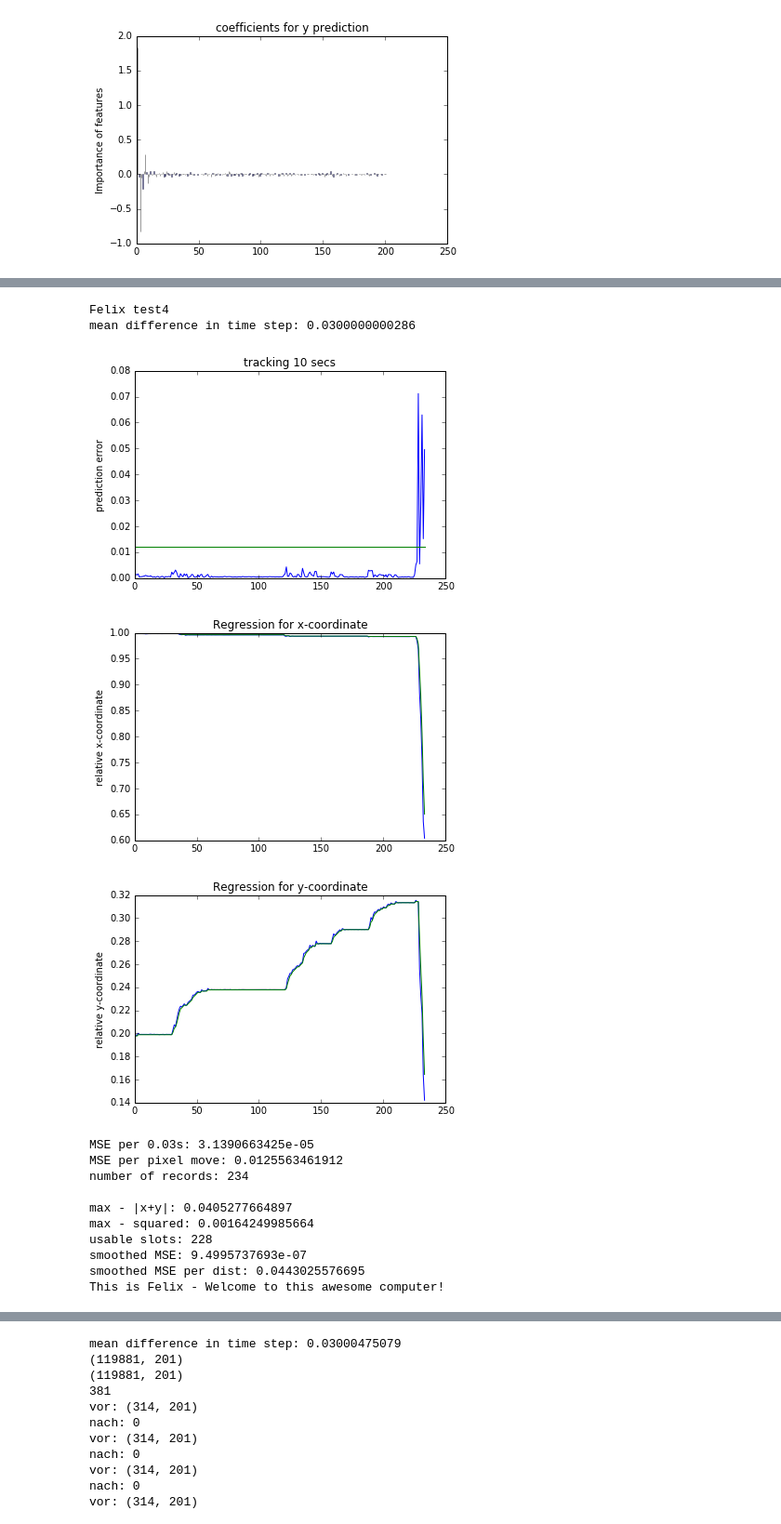
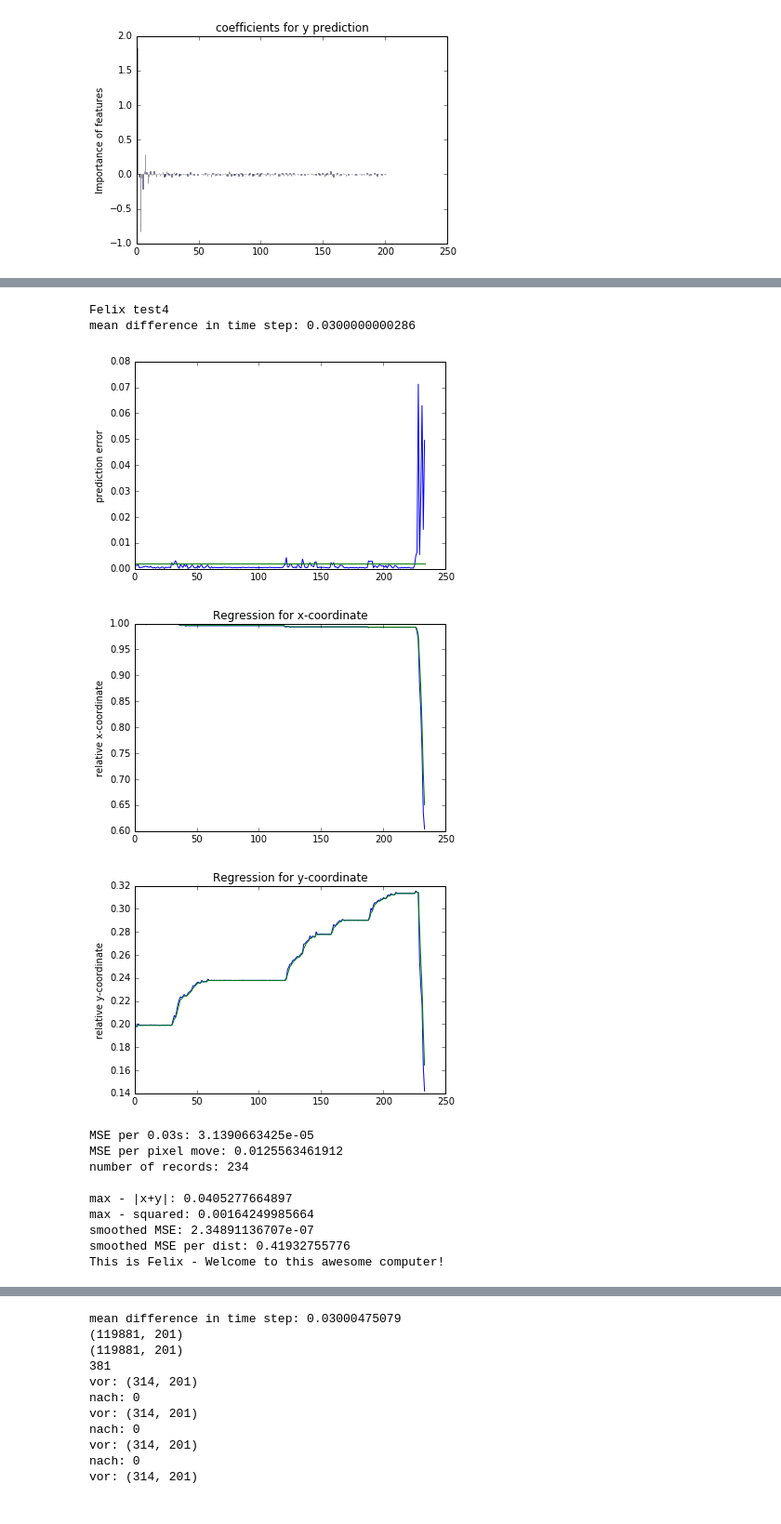
Before and after one commit to FelixNeutatz/BehavioralAuthentication, a Jupyter notebook: src/main/php/CursorAuthentication.ipynb, the cells around one changed output, grey strips where cells are left out. Shown at 93% size. Drawn from its saved outputs; the diff is of its cells as text; code cells hidden in the pictures.

```diff
--- a/src/main/php/CursorAuthentication.ipynb
+++ b/src/main/php/CursorAuthentication.ipynb
@@ -364,7 +366,7 @@ def showStats(file, m, imp_model, threshold, n_last_timestamps_as_features = 200
                                      n_last_timestamps_as_features = n_last_timestamps_as_features,
                                      normalize = normalize)
 
-    showStatsData((fileX1, fileY1), m, threshold, n_last_timestamps_as_features = n_last_timestamps_as_features)
+    showStatsData((fileX1, fileY1), m, imp_model, threshold, n_last_timestamps_as_features = n_last_timestamps_as_features)
 # %%
 def showStatsData((fileX, fileY), m, imp_model, threshold, n_last_timestamps_as_features = 200):
 
@@ -453,4 +455,4 @@ current_number_features = 100
 
 (model,imp_model,two_sigma) = generateModel(resource_path + "felix/felix_1h",
                                   n_last_timestamps_as_features=current_number_features, v = True,
-                                  stddev_factor = 0.02)
+                                  stddev_factor = 0.001)
@@ -670,11 +692,11 @@ smoothed MSE per dist: 0.0832364348895
 This is Felix - Welcome to this awesome computer!
 # %%
 print ("Felix test4")
-showStats(resource_path + "felix/felix_10sec_4",model, two_sigma, n_last_timestamps_as_features=current_number_features)
+showStats(resource_path + "felix/felix_10sec_4",model, imp_model, two_sigma, n_last_timestamps_as_features=current_number_features)
 # %% [output]
 Felix test4
 mean difference in time step: 0.0300000000286
-[figure, old version]
+[figure, new version]
 [figure]
 [figure]
 MSE per 0.03s: 3.1390663425e-05
@@ -683,9 +705,8 @@ number of records: 234
 
 max - |x+y|: 0.0405277664897
 max - squared: 0.00164249985664
-usable slots: 228
-smoothed MSE: 9.4995737693e-07
-smoothed MSE per dist: 0.0443025576695
+smoothed MSE: 2.34891136707e-07
+smoothed MSE per dist: 0.41932755776
 This is Felix - Welcome to this awesome computer!
 # %%
 print ("Felix test5")
```
Also changed, not shown: parts of 15 cells of this notebook, 3 other files.
